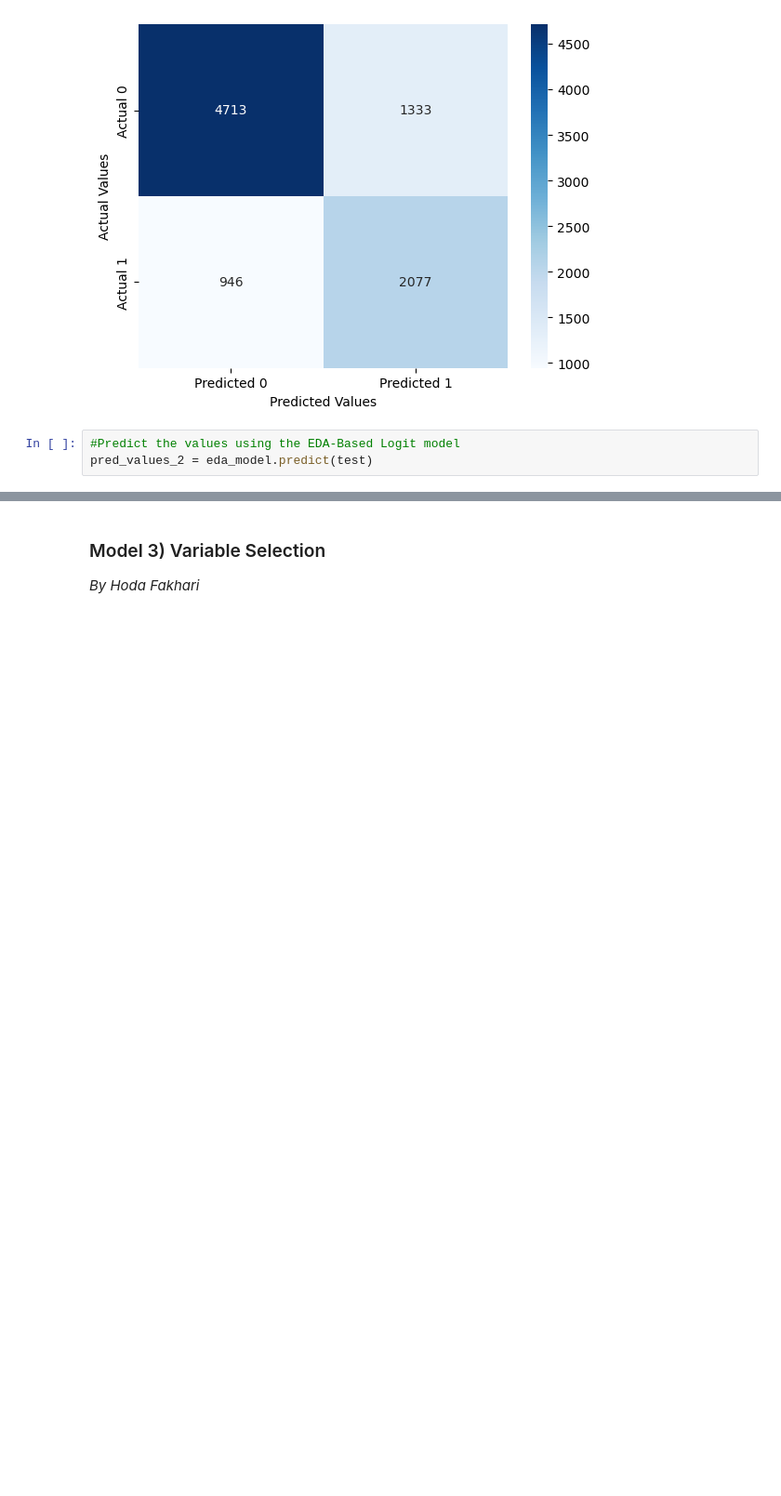
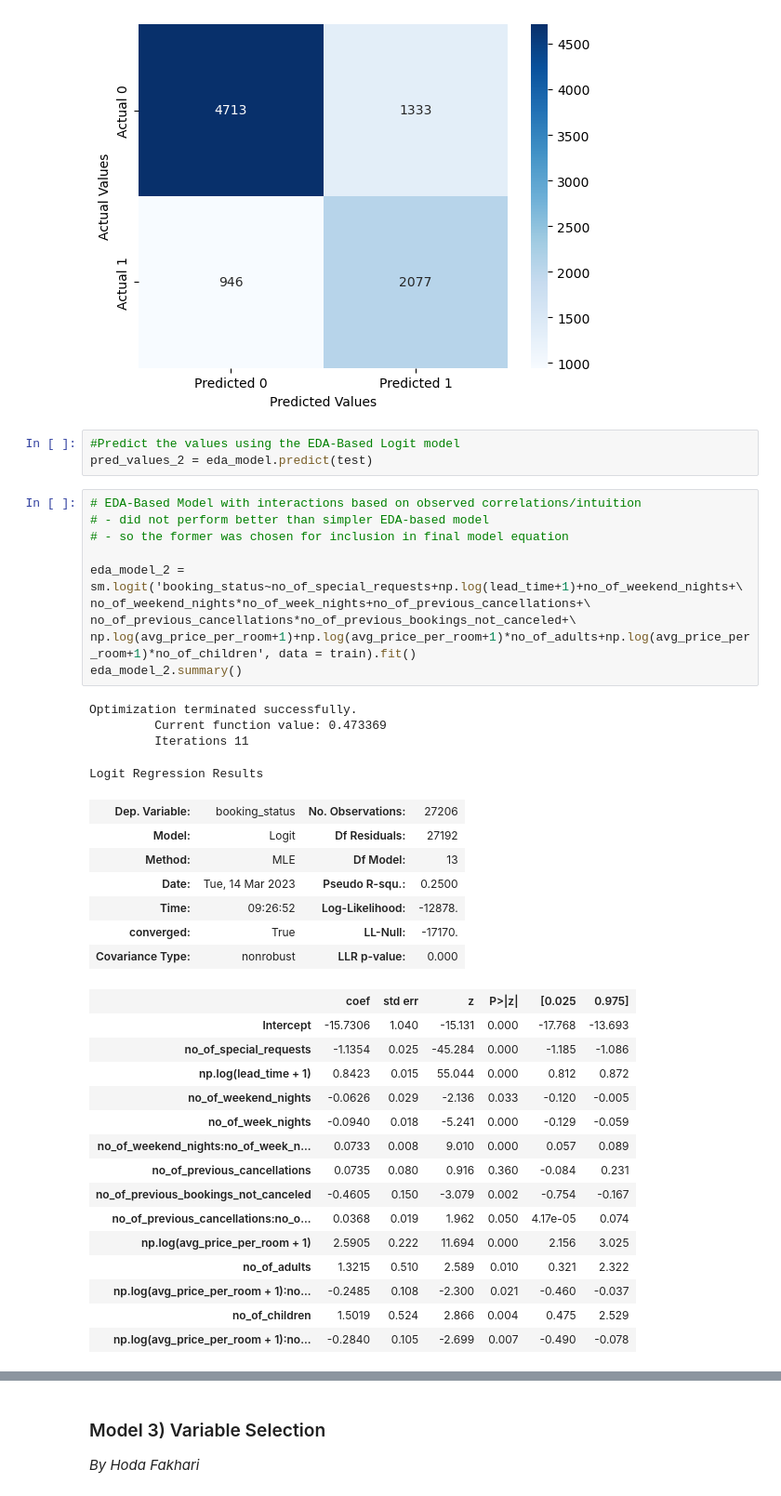
Before and after one commit to LinhNgaNguyen/STAT303-2-Project, a Jupyter notebook: Report/Project Code Anaconda.ipynb, the cells around one changed output, grey strips where cells are left out. Shown at 93% size. Cells and saved outputs as stored; diff of their text form; blank space fills up the shorter version.

```diff
--- a/Report/Project Code Anaconda.ipynb
+++ b/Report/Project Code Anaconda.ipynb
@@ -515,3 +587,40 @@ ROC-AUC = 81.1%
 # %%
 #Predict the values using the EDA-Based Logit model
 pred_values_2 = eda_model.predict(test)
+# %%
+# EDA-Based Model with interactions based on observed correlations/intuition
+# - did not perform better than simpler EDA-based model
+# - so the former was chosen for inclusion in final model equation
+
+eda_model_2 = sm.logit('booking_status~no_of_special_requests+np.log(lead_time+1)+no_of_weekend_nights+\
+no_of_weekend_nights*no_of_week_nights+no_of_previous_cancellations+\
+no_of_previous_cancellations*no_of_previous_bookings_not_canceled+\
+np.log(avg_price_per_room+1)+np.log(avg_price_per_room+1)*no_of_adults+np.log(avg_price_per_room+1)*no_of_children', data = train).fit()
+eda_model_2.summary()
+# %% [output]
+Optimization terminated successfully.
+         Current function value: 0.473369
+         Iterations 11
+Logit Regression Results
+| Dep. Variable: | booking_status | No. Observations: | 27206 |
+| Model: | Logit | Df Residuals: | 27192 |
+| Method: | MLE | Df Model: | 13 |
+| Date: | Tue, 14 Mar 2023 | Pseudo R-squ.: | 0.2500 |
+| Time: | 09:26:52 | Log-Likelihood: | -12878. |
+| converged: | True | LL-Null: | -17170. |
+| Covariance Type: | nonrobust | LLR p-value: | 0.000 |
+|  | coef | std err | z | P>|z| | [0.025 | 0.975] |
+| Intercept | -15.7306 | 1.040 | -15.131 | 0.000 | -17.768 | -13.693 |
+| no_of_special_requests | -1.1354 | 0.025 | -45.284 | 0.000 | -1.185 | -1.086 |
+| np.log(lead_time + 1) | 0.8423 | 0.015 | 55.044 | 0.000 | 0.812 | 0.872 |
+| no_of_weekend_nights | -0.0626 | 0.029 | -2.136 | 0.033 | -0.120 | -0.005 |
+| no_of_week_nights | -0.0940 | 0.018 | -5.241 | 0.000 | -0.129 | -0.059 |
+| no_of_weekend_nights:no_of_week_n... | 0.0733 | 0.008 | 9.010 | 0.000 | 0.057 | 0.089 |
+| no_of_previous_cancellations | 0.0735 | 0.080 | 0.916 | 0.360 | -0.084 | 0.231 |
+| no_of_previous_bookings_not_canceled | -0.4605 | 0.150 | -3.079 | 0.002 | -0.754 | -0.167 |
+| no_of_previous_cancellations:no_o... | 0.0368 | 0.019 | 1.962 | 0.050 | 4.17e-05 | 0.074 |
+| np.log(avg_price_per_room + 1) | 2.5905 | 0.222 | 11.694 | 0.000 | 2.156 | 3.025 |
+| no_of_adults | 1.3215 | 0.510 | 2.589 | 0.010 | 0.321 | 2.322 |
+| np.log(avg_price_per_room + 1):no... | -0.2485 | 0.108 | -2.300 | 0.021 | -0.460 | -0.037 |
+| no_of_children | 1.5019 | 0.524 | 2.866 | 0.004 | 0.475 | 2.529 |
+| np.log(avg_price_per_room + 1):no... | -0.2840 | 0.105 | -2.699 | 0.007 | -0.490 | -0.078 |
```
Also changed, not shown: parts of 16 cells of this notebook, 1 other file.
